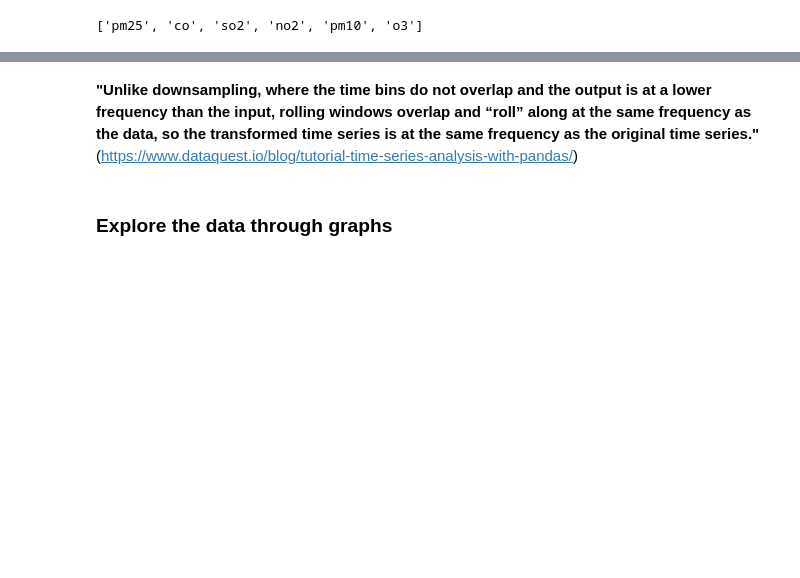
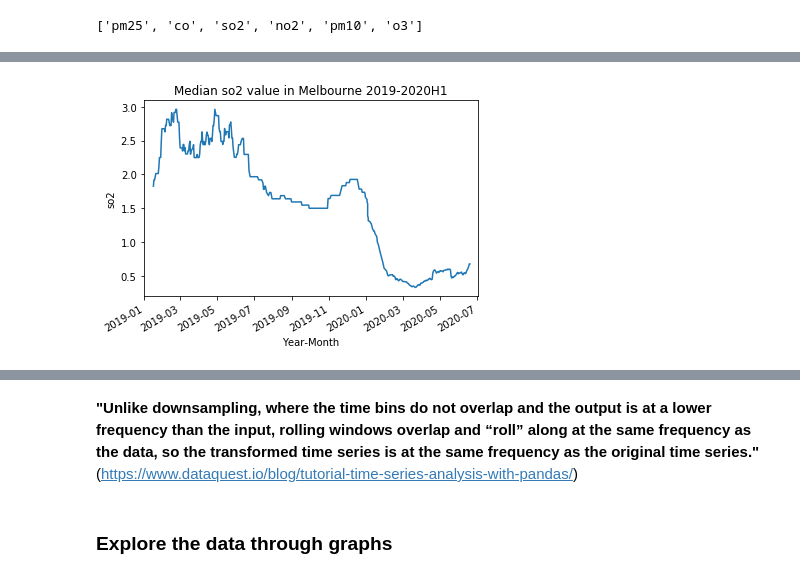
Before and after one commit to poojaisabelle/Project-One, a Jupyter notebook: data_exploration_cleanup_MASTER.ipynb, the cells around one changed output, grey strips where cells are left out. Saved outputs shown, nothing was run; the diff lists cells and outputs as text; code cells hidden in the pictures; blank space fills up the shorter version.

```diff
--- a/data_exploration_cleanup_MASTER.ipynb
+++ b/data_exploration_cleanup_MASTER.ipynb
@@ -347,0 +362,4 @@ rolling_median_pm25_vic_air.plot(figsize=(11.5, 7), title="Median pm2.5 value in
+# %%
+mel_air_specie("so2")
+# %% [output]
+[figure, added]
```
Also changed, not shown: parts of 31 cells of this notebook.
